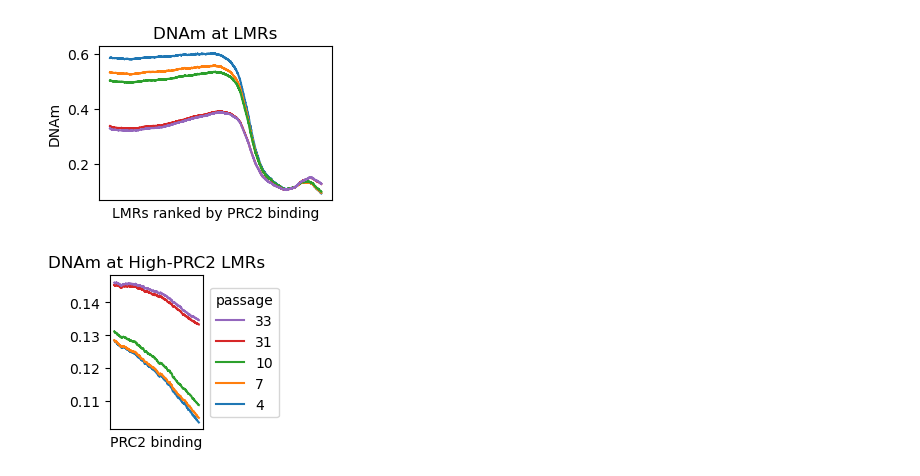
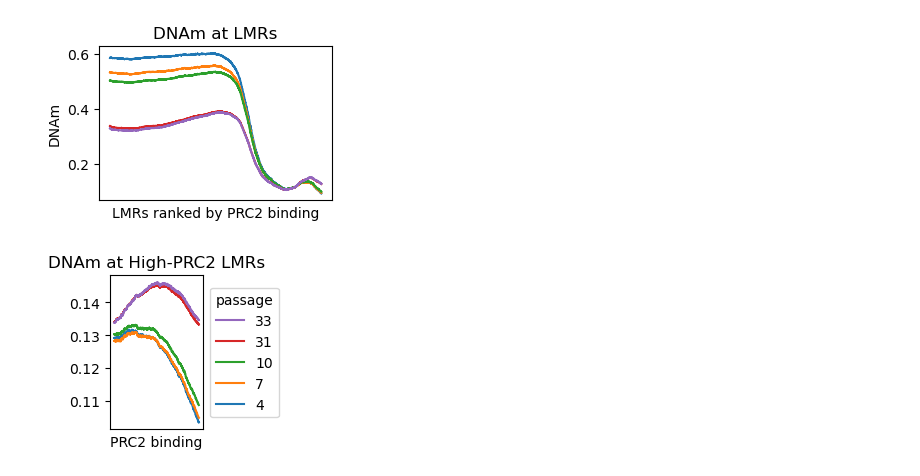
Before and after one commit to moqri/PRC2-AgeIndex, a Jupyter notebook: Fibroblast.ipynb, the cells around one changed output. Drawn from its saved outputs; the diff is of its cells as text; code cells hidden in the pictures.

```diff
--- a/Fibroblast.ipynb
+++ b/Fibroblast.ipynb
@@ -109,7 +109,7 @@ dg=pprc(fp[cells],r=500000,figure='f5_c_lmr_FIB')
 # %% [output]
 [figure]
 # %%
-#plot high-PRC2 LMRs, last n CpGs, rolliwng
-dg=pprch(fp[cells],n=1000000,m=700000,legend_title='passage',figure='f5_c_prc_FIB')
+#plot high-PRC2 LMRs, top LMRs covrerign n CpGs, rolliwng window size=m)
+dg=pprch(fp[cells],n=1300000,m=700000,legend_title='passage',figure='f5_c_prc_FIB')
 # %% [output]
-[figure, old version]
+[figure, new version]
```
